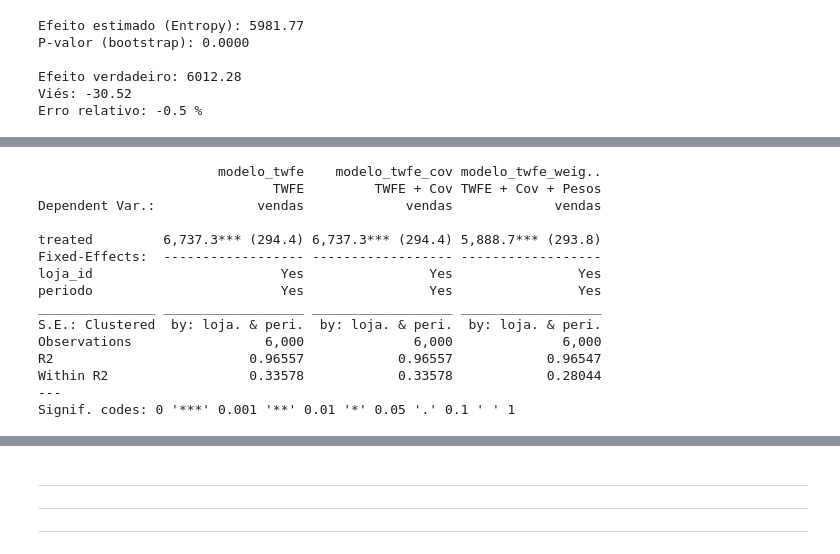
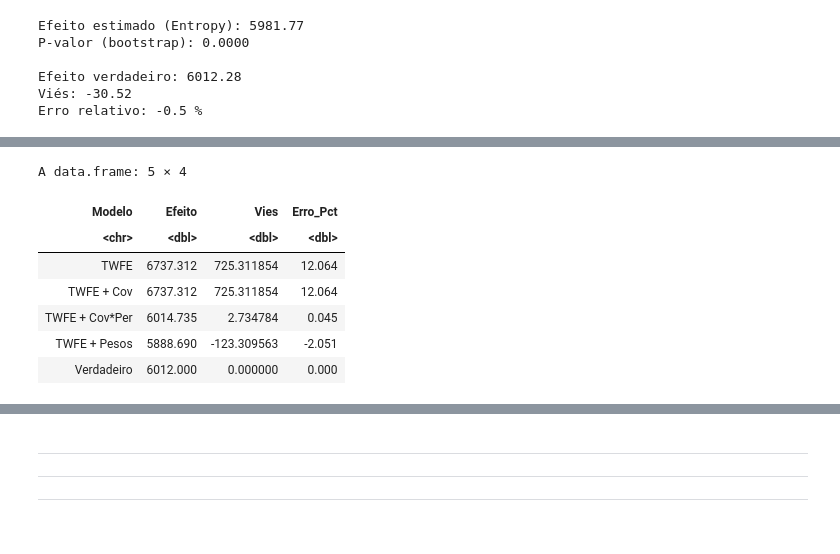
Before and after one commit to silviopaula/ciencia-dados-portifolio, a Jupyter notebook: Marketing_causal_inference/Script R- Marketing e inferência causal.ipynb, the cells around one changed output, grey strips where cells are left out. Cells and saved outputs as stored; diff of their text form; code cells hidden in the pictures.

```diff
--- a/Marketing_causal_inference/Script R- Marketing e inferência causal.ipynb
+++ b/Marketing_causal_inference/Script R- Marketing e inferência causal.ipynb
@@ -1526,21 +1661,27 @@ The variables 'renda_per_capita', 'penetracao_internet' and 'n_concorrentes' hav
-# %%
-# Usar etable (melhor para fixest)
-etable(modelo_twfe, modelo_twfe_cov, modelo_twfe_weighted,
-       headers = c("TWFE", "TWFE + Cov", "TWFE + Cov + Pesos"))
-# %% [output]
-                       modelo_twfe    modelo_twfe_cov modelo_twfe_weig..
-                              TWFE         TWFE + Cov TWFE + Cov + Pesos
-Dependent Var.:             vendas             vendas             vendas
-
-treated         6,737.3*** (294.4) 6,737.3*** (294.4) 5,888.7*** (293.8)
-Fixed-Effects:  ------------------ ------------------ ------------------
-loja_id                        Yes                Yes                Yes
-periodo                        Yes                Yes                Yes
-_______________ __________________ __________________ __________________
-S.E.: Clustered  by: loja. & peri.  by: loja. & peri.  by: loja. & peri.
-Observations                 6,000              6,000              6,000
-R2                         0.96557            0.96557            0.96547
-Within R2                  0.33578            0.33578            0.28044
----
-Signif. codes: 0 '***' 0.001 '**' 0.01 '*' 0.05 '.' 0.1 ' ' 1
+# %%
+# Comparação dos modelos
+comparacao <- data.frame(
+  Modelo = c("TWFE", "TWFE + Cov", "TWFE + Cov*Per", "TWFE + Pesos", "Verdadeiro"),
+  Efeito = c(
+    coef(modelo_twfe)["treated"],
+    coef(modelo_twfe_cov)["treated"],
+    coef(modelo_twfe_cov_int)["treated"],
+    coef(modelo_twfe_weighted)["treated"],
+    6012
+  )
+)
+
+comparacao$Vies <- comparacao$Efeito - 6012
+comparacao$Erro_Pct <- round((comparacao$Vies / 6012) * 100, 3)
+
+comparacao
+# %% [output]
+A data.frame: 5 × 4
+| Modelo | Efeito | Vies | Erro_Pct |
+| <chr> | <dbl> | <dbl> | <dbl> |
+| TWFE | 6737.312 | 725.311854 | 12.064 |
+| TWFE + Cov | 6737.312 | 725.311854 | 12.064 |
+| TWFE + Cov*Per | 6014.735 | 2.734784 | 0.045 |
+| TWFE + Pesos | 5888.690 | -123.309563 | -2.051 |
+| Verdadeiro | 6012.000 | 0.000000 | 0.000 |
 # %% [markdown]
```
Also changed, not shown: parts of 19 cells of this notebook.
